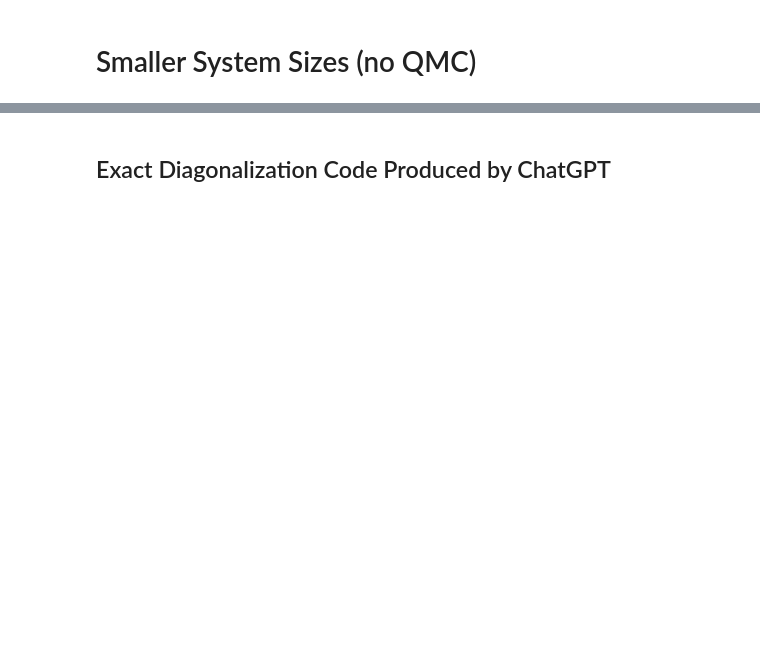
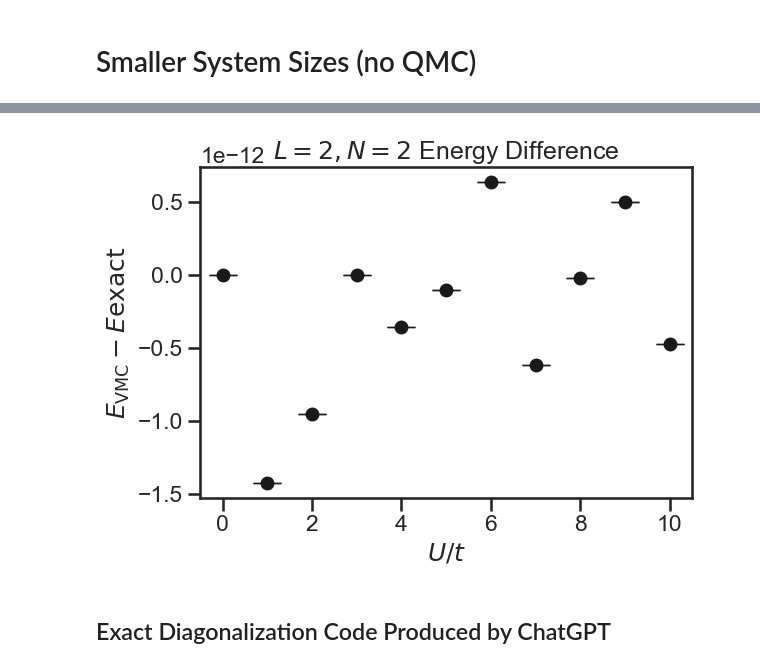
Before and after one commit to wmallah/Bose_Hubbard_VMC, a Jupyter notebook: VMCBoseHubbard/analysis_scripts/energy_comparison.ipynb, the cells around one changed output, grey strips where cells are left out. Cells and saved outputs as stored; diff of their text form; code cells hidden in the pictures; blank space fills up the shorter version.

```diff
--- a/VMCBoseHubbard/analysis_scripts/energy_comparison.ipynb
+++ b/VMCBoseHubbard/analysis_scripts/energy_comparison.ipynb
@@ -501,3 +518,17 @@ plt.show()
+# %%
+# Remove critical point value (U = 3.3578) since we don't have it from ED
+Jastrow_VMC_energies_no_crit_point = np.delete(Jastrow_VMC_energies, [4, 8])
+Jastrow_VMC_errors_no_crit_point = np.delete(Jastrow_VMC_errors, [4, 8])
+
+plt.errorbar(U_vals, Jastrow_VMC_energies_no_crit_point - energies, yerr=Jastrow_VMC_errors_no_crit_point, c='k', fmt='o', capsize=10)
+plt.xlabel(r"$U/t$")
+plt.ylabel(r"$E_{\text{VMC}} - E{\text{exact}}$")
+plt.title(r"$L=2, N=2$ Energy Difference")
+plt.tight_layout()
+# plt.savefig(r"./figures/2_particles_2sites_energy_difference.pdf", dpi=600)
+plt.show()
+# %% [output]
+[figure, added]
 # %% [markdown]
 ## Exact Diagonalization Code Produced by ChatGPT
 # %%
```
Also changed, not shown: parts of 6 cells of this notebook, 38 other files.
